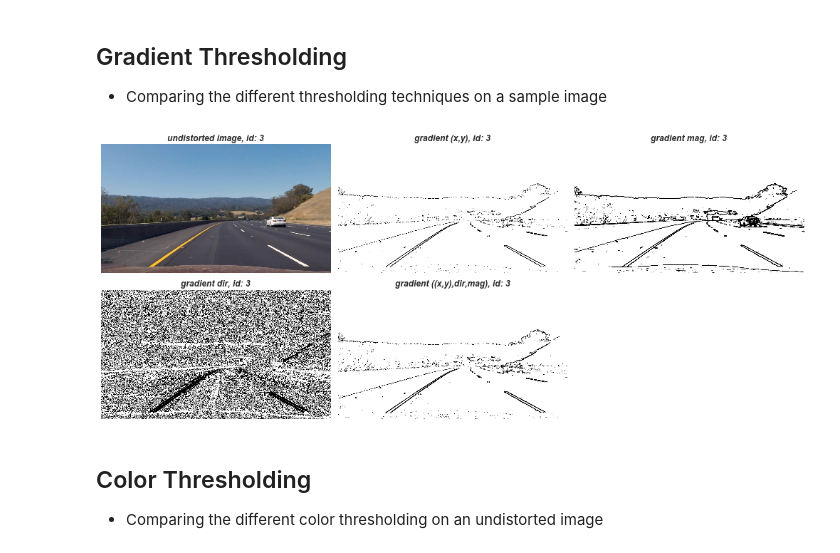
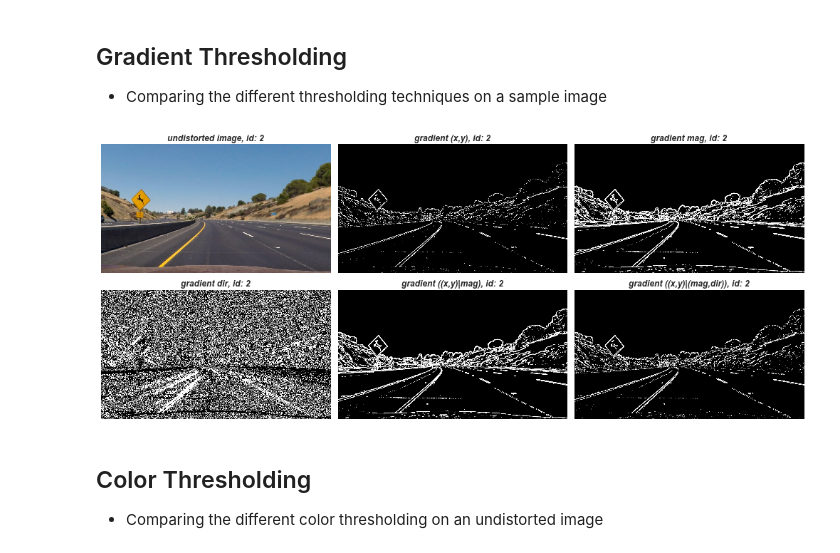
Before and after one commit to akamlani/selfdrivingcar, a Jupyter notebook: assignments/CarND-Advanced-Lane-Lines-P4/lane_curves.ipynb, the cells around one changed output. Saved outputs shown, nothing was run; the diff lists cells and outputs as text; code cells hidden in the pictures.

```diff
--- a/assignments/CarND-Advanced-Lane-Lines-P4/lane_curves.ipynb
+++ b/assignments/CarND-Advanced-Lane-Lines-P4/lane_curves.ipynb
@@ -40,9 +44,9 @@ fnames  = glob.glob(os.path.join(dirname, 'test*.jpg'))
 img_points, obj_points, file_names = \
 cal.camera_chessboard('camera_cal', 'calibration', '.jpg', nx=9, ny=6)
 # calibrate camera
-img = mpimg.imread(file_names[0][0])
-img_size = (img.shape[::-1])[:2]
-mtx, dist_coef = cal.camera_calibrate(img_points, obj_points, img_size)
+cal_img = mpimg.imread(file_names[0][0])
+cal_img_size = (cal_img.shape[::-1])[:2]
+mtx, dist_coef = cal.camera_calibrate(img_points, obj_points, cal_img_size)
 # serialize camera matrix(mtx), distortion coefficients to disk
 if not os.path.exists('./ckpts'): os.makedirs('./ckpts')
 with open('./ckpts/calibration.p', 'wb') as f:
@@ -86,39 +90,45 @@ fig.savefig('./output_images/calibration.png', transparent=False, bbox_inches='t
 # %%
 fig, ax = plt.subplots(2,3, figsize=(14,6))
 ax1,ax2,ax3,ax4,ax5,ax6 = ax.flatten()
-fname, digit = get_original(dirname, fnames, idx=2)
+fname, digit = get_original(dirname, fnames, idx=1)
 # raw image
 base_img = mpimg.imread(fname)
 rows, cols = base_img.shape[:2]
 # undistorted image
 undist_img = cv2.undistort(base_img, mtx, dist, None, mtx)
 ax1.imshow(undist_img)
 set_axi_opts(ax1, **{'title': 'undistorted image, id: {}'.format(digit)})
 # gradient
 grad_x = cvt.abs_sobel_orient_thresh(undist_img, orient='x', thresh=(12,255))
 grad_y = cvt.abs_sobel_orient_thresh(undist_img, orient='y', thresh=(25,255))
-p_img  = np.zeros_like(undist_img[:,:, 0])
-p_img[( (grad_x == 1) & (grad_y == 1)  )] = 255
-ax2.imshow(p_img)
+grad_orient  = np.zeros_like(undist_img[:,:, 0])
+grad_orient[( (grad_x == 1) & (grad_y == 1)  )] = 255
+ax2.imshow(grad_orient, cmap='gray')
 set_axi_opts(ax2, **{'title': 'gradient (x,y), id: {}'.format(digit)})
 # magnitude gradient
 grad_mag = cvt.mag_sobel_thresh(undist_img, 5, (25,255))
-ax3.imshow(grad_mag)
+ax3.imshow(grad_mag, cmap='gray')
 set_axi_opts(ax3, **{'title': 'gradient mag, id: {}'.format(digit)})
 # directional gradient
 grad_dir = cvt.dir_sobel_thresh(undist_img, 15, (0.7,1.3))
-ax4.imshow(grad_dir)
+ax4.imshow(grad_dir, cmap='gray')
 set_axi_opts(ax4, **{'title': 'gradient dir, id: {}'.format(digit)})
 # combined gradients
-grad_comb = np.zeros_like(grad_dir)
-grad_comb[((grad_x == 1) & (grad_y == 1)) | ((grad_mag == 1) & (grad_dir == 1))] = 1
-ax5.imshow(grad_comb)
-set_axi_opts(ax5, **{'title': 'gradient ((x,y),dir,mag), id: {}'.format(digit)})
-fig.delaxes(ax6)
+grad_comb_binary = np.zeros_like(grad_mag)
+grad_comb_binary[( ((grad_x == 1) & (grad_y == 1)) | (grad_mag == 1) )] = 1
+ax5.imshow(grad_comb_binary, cmap='gray')
+set_axi_opts(ax5, **{'title': 'gradient ((x,y)|mag), id: {}'.format(digit)})
+# combined gradients
+grad_comb_binary = np.zeros_like(grad_dir)
+grad_comb_binary[( ((grad_x == 1) & (grad_y == 1)) | ((grad_mag == 1) & (grad_dir == 1)) )] = 1
+ax6.imshow(grad_comb_binary, cmap='gray')
+set_axi_opts(ax6, **{'title': 'gradient ((x,y)|(mag,dir)), id: {}'.format(digit)})
+
+
 plt.tight_layout()
 fig.savefig('./output_images/gradient_exploration.png', transparent=False, bbox_inches='tight')
 # %% [output]
-[figure, old version]
+[figure, new version]
 # %% [markdown]
 ## Color Thresholding
 - Comparing the different color thresholding on an undistorted image
```
Also changed, not shown: parts of 12 cells of this notebook, 46 other files.
